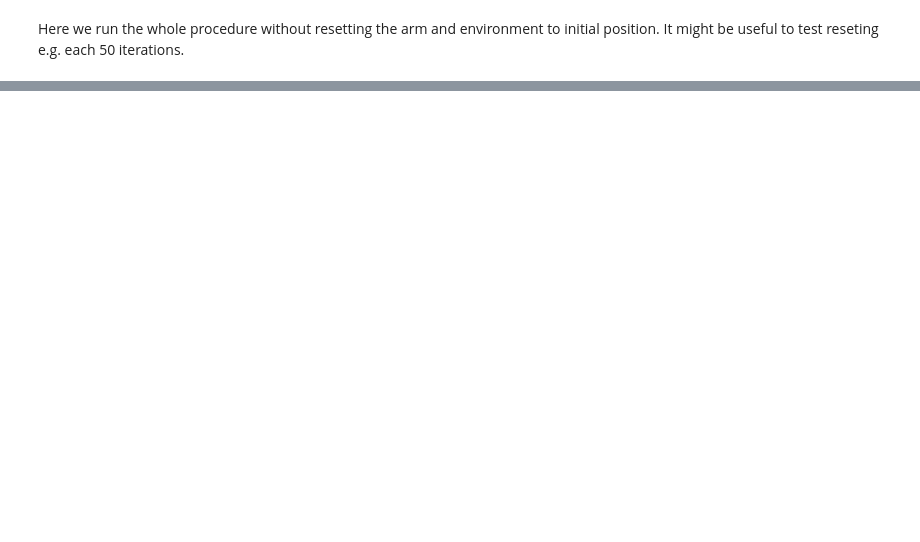
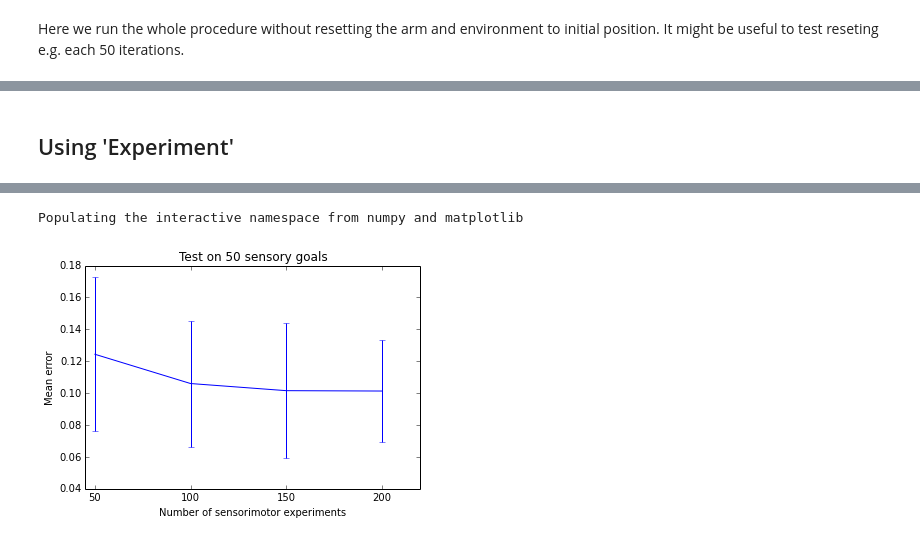
Before and after one commit to flowersteam/explauto, a Jupyter notebook: notebook/learning_with_context.ipynb, the cells around one changed output, grey strips where cells are left out. Saved outputs shown, nothing was run; the diff lists cells and outputs as text; code cells hidden in the pictures; blank space fills up the shorter version.

```diff
--- a/notebook/learning_with_context.ipynb
+++ b/notebook/learning_with_context.ipynb
@@ -244,0 +141,34 @@ agent = Agent(environment.conf, sm_model, im_model, context_dims=[0, 1])
+# %% [markdown]
+## Using 'Experiment'
+# %%
+import numpy as np
+from explauto import Agent
+from explauto import Experiment
+from explauto.utils import rand_bounds
+from explauto.experiment import make_settings
+%pylab inline
+
+context_mode = dict(choose_m=True,
+                    context_dims=[0,1],
+                    rest_position=[0]*3,
+                    dm_bounds=[[-0.2, -0.2, -0.2],
+                              [0.2, 0.2, 0.2]],
+                    ds_bounds=[[-0.2, -0.2],
+                              [0.2, 0.2]])
+
+goal_babbling = make_settings(environment='simple_arm', environment_config = 'low_dimensional',
+                                     babbling_mode='goal',
+                                     interest_model='discretized_progress',
+                                     sensorimotor_model='NN',
+                                     context_mode=context_mode)
+
+expe = Experiment.from_settings(goal_babbling)
+
+expe.evaluate_at([50, 100, 150, 200],
+                 rand_bounds(np.vstack(([0.8, -0.1, -0.1, -0.2], [1., 0.1, 0.1, 0.2])), n=50))
+
+expe.run()
+
+ax = axes()
+expe.log.plot_learning_curve(ax)
+# %% [output]
@@ -244,0 +176,2 @@ agent = Agent(environment.conf, sm_model, im_model, context_dims=[0, 1])
+Populating the interactive namespace from numpy and matplotlib
+[figure, added]
```
Also changed, not shown: parts of 32 cells of this notebook, 12 other files.
